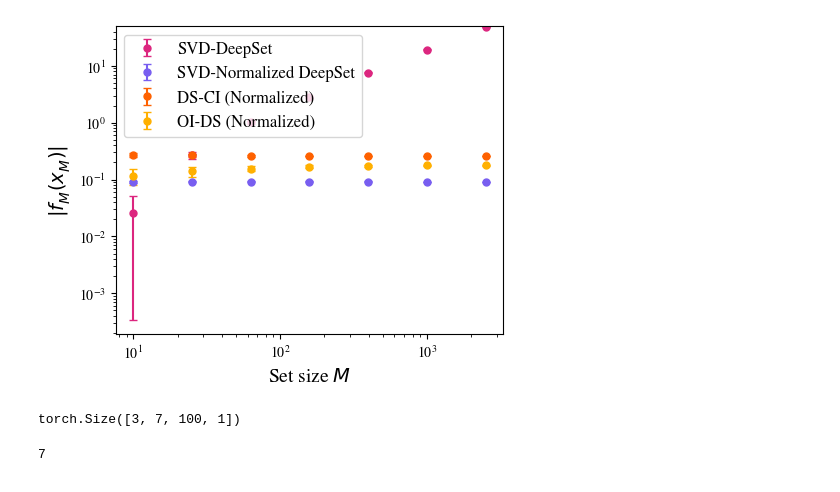
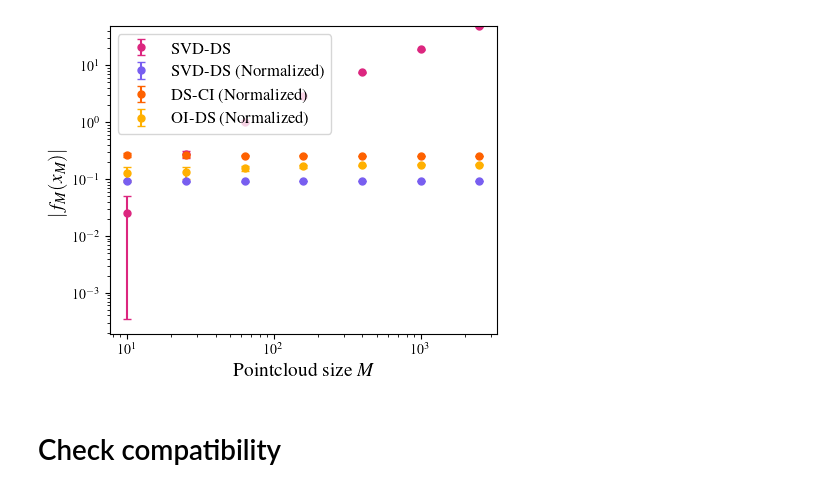
Before and after one commit to yuxinma98/transferring_transferability, a Jupyter notebook: O_n/transferability.ipynb, the cells around one changed output. Saved outputs shown, nothing was run; the diff lists cells and outputs as text; code cells hidden in the pictures.

```diff
--- a/O_n/transferability.ipynb
+++ b/O_n/transferability.ipynb
@@ -142,0 +218,36 @@ plt.show()
+# %%
+fig, axs = plt.subplots(figsize=(5, 4))
+
+for model_name in ["DS-CI (Normalized)", "DS-CI (Compatible)"]:
+    axs.plot(
+        n_range,
+        [float(outputs[model_name][i].mean(dim=0).squeeze()) for i in range(len(n_range))],
+        "o-",
+        color=color_dict[model_name],
+        label=model_name,
+    )
+    axs.fill_between(
+        n_range,
+        [
+            float(outputs[model_name][i].mean(dim=0).squeeze())
+            - float(outputs[model_name][i].std(dim=0).squeeze())
+            for i in range(len(n_range))
+        ],
+        [
+            float(outputs[model_name][i].mean(dim=0).squeeze())
+            + float(outputs[model_name][i].std(dim=0).squeeze())
+            for i in range(len(n_range))
+        ],
+        color=color_dict[model_name],
+        alpha=0.2,
+    )
+
+axs.set_xscale("log")
+axs.set_xlabel("Pointcloud size $M$", fontsize=14)
+axs.set_ylabel("$f_M(x_M)$", fontsize=14)
+axs.tick_params(axis="both", which="major", labelsize=14)
+axs.legend()
+
+plt.tight_layout()
+plt.savefig(CURRENT_DIR + "/log/transferability/dsci_comparison_outputs.pdf")
+plt.show()
@@ -143,28 +256,27 @@ plt.show()
 # %%
 # plot
 fig, ax = plt.subplots(figsize=(5, 4))
-
-for model_name in models.keys():
+models_plot = ["SVD-DS", "SVD-DS (Normalized)", "DS-CI (Normalized)", "OI-DS (Normalized)"]
+for model_name in models_plot:
     ax.errorbar(
         n_range,
         [abs(float(outputs[model_name][i].mean(dim=0).squeeze())) for i in range(len(n_range))],
         [abs(float(outputs[model_name][i].std(dim=0).squeeze())) for i in range(len(n_range))],
         fmt="o",
         capsize=3,
         markersize=5,
         color=color_dict[model_name],
         label=model_name,
     )
 all_outputs = torch.stack([torch.stack(outputs[model]) for model in models.keys()])
 ax.set_xscale("log")
 ax.set_yscale("log")
-ax.set_xlabel("Set size $M$", fontsize=14)
+ax.set_xlabel("Pointcloud size $M$", fontsize=14)
 ax.set_ylabel("$|f_M(x_M)|$", fontsize=14)
 ax.legend(fontsize=12, loc="upper left")
 plt.ylim(all_outputs.min(), all_outputs.max())
 
-plt.savefig(CURRENT_DIR + "/log/transferability/O(d)_transferability_outputs_combined.png")
 plt.savefig(CURRENT_DIR + "/log/transferability/O(d)_transferability_outputs_combined.pdf")
 plt.show()
 # %% [output]
-[figure, old version]
+[figure, new version]
@@ -173,8 +283,2 @@ all_outputs= torch.stack([torch.stack(outputs[model]) for model in models.keys()
-# %%
-all_outputs.shape
-# %% [output]
-torch.Size([3, 7, 100, 1])
-# %%
-len(all_outputs[0])
-# %% [output]
-7
+# %% [markdown]
+# Check compatibility
```
Also changed, not shown: parts of 7 cells of this notebook, 3 other files.
